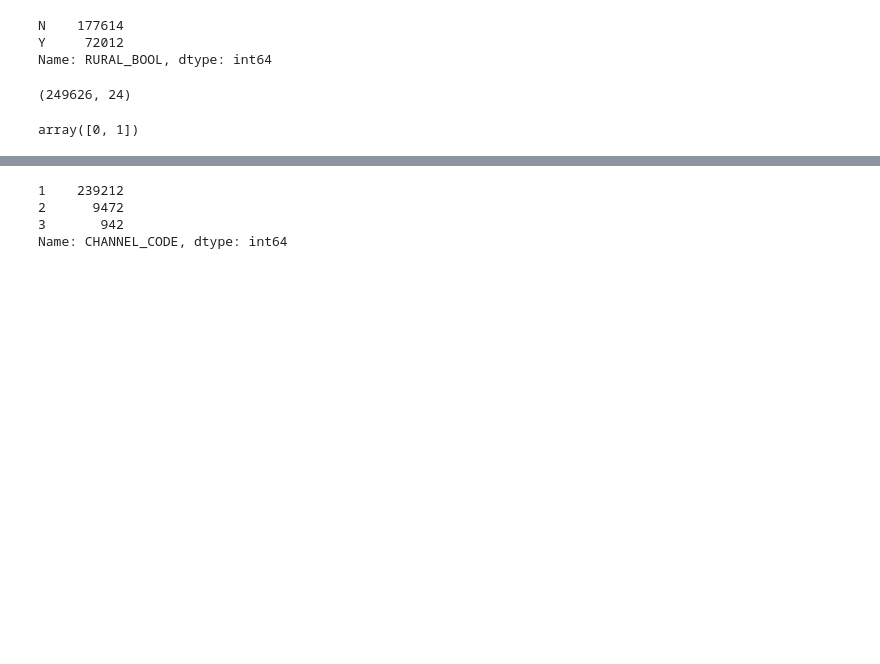
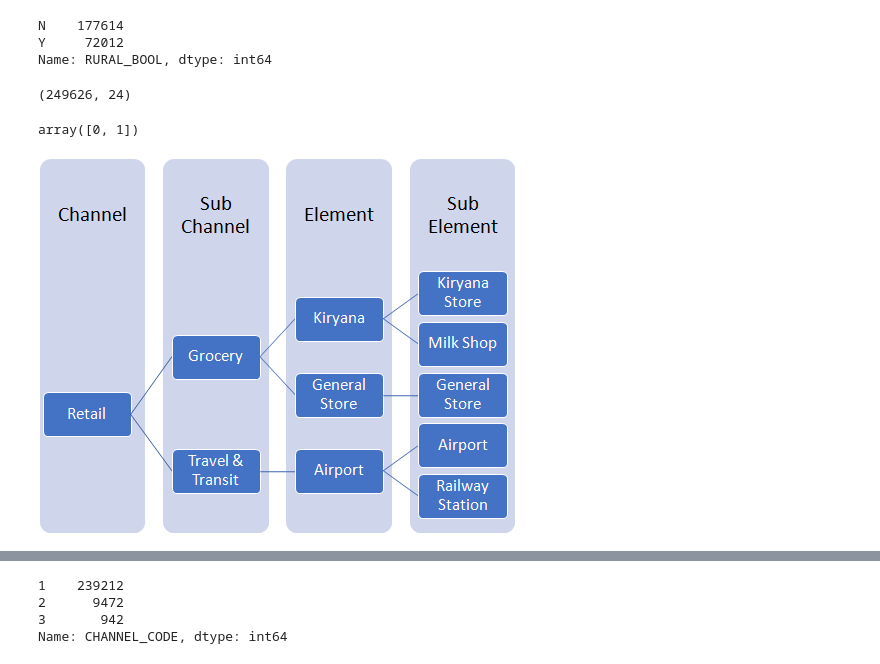
Before and after one commit to danishdata/ids-notebooks, a Jupyter notebook: Descriptive Statistics (Danish).ipynb, the cells around one changed output, grey strips where cells are left out. Drawn from its saved outputs; the diff is of its cells as text; code cells hidden in the pictures; blank space fills up the shorter version.

```diff
--- a/Descriptive Statistics (Danish).ipynb
+++ b/Descriptive Statistics (Danish).ipynb
@@ -639,3 +684,7 @@ df.shape
 df['RURAL_CODE'].unique()
 # %% [output]
 array([0, 1])
+# %%
+Image('%s/static/SUB-GEO HIERARCHY.png'%BASE_DIR)
+# %% [output]
+[figure, added]
```
Also changed, not shown: parts of 26 cells of this notebook, 2 other files.
